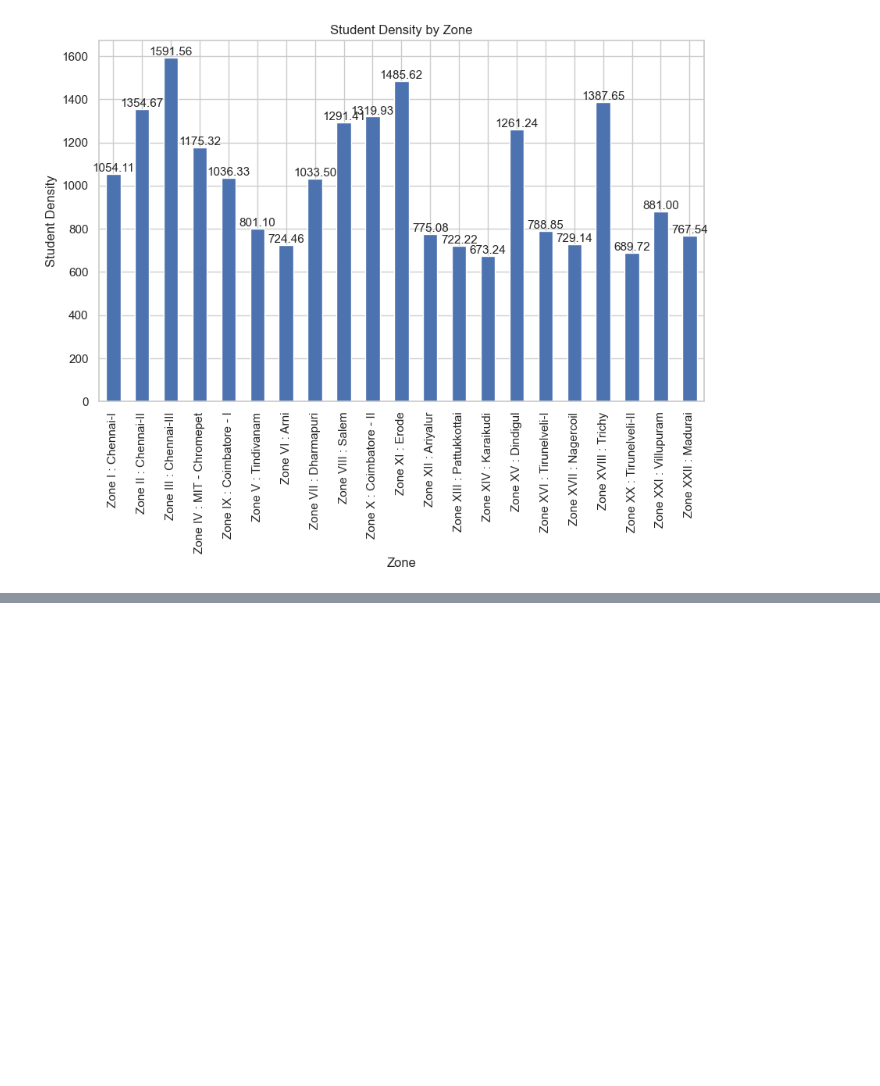
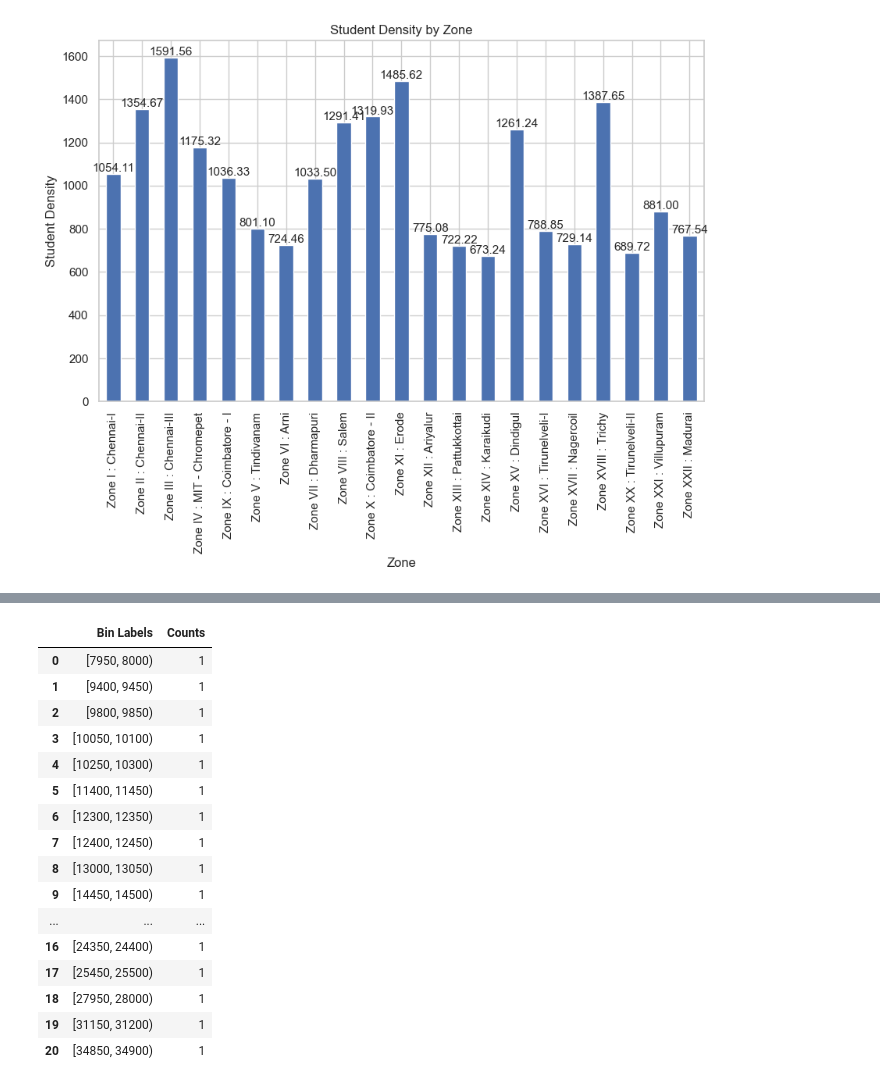
Before and after one commit to vaishnav-vijayan/clganalysis, a Jupyter notebook: clganalysis.ipynb, the cells around one changed output, grey strips where cells are left out. Cells and saved outputs as stored; diff of their text form; code cells hidden in the pictures; blank space fills up the shorter version.

```diff
--- a/clganalysis.ipynb
+++ b/clganalysis.ipynb
@@ -378,3 +378,35 @@ Number of students and first year students in a discipline by College wise
 Dropdown(description='Zone', options=('Zone I : Chennai-I', 'Zone XXI : Villupuram', 'Zone XIII : Pattukkottai…
 [interactive output not drawn]
 [interactive output not drawn]
+# %%
+# Calculate the number of zones with total number of students set as a bins with size of 50
+bins = range(0, max(one_a_data['Total No of students']) + 50, 50)
+zone_counts, bin_edges = pd.cut(one_a_data['Total No of students'], bins=bins, include_lowest=True, right=False, retbins=True)
+zone_counts = zone_counts.value_counts(sort=False)
+zone_counts = zone_counts[zone_counts != 0]
+# Print the result
+zone_counts
+# Convert zone_counts Series to DataFrame
+zone_counts_df = zone_counts.to_frame().reset_index()
+# Rename the columns of the DataFrame
+zone_counts_df.columns = ['Bin Labels', 'Counts']
+# Print the resulting DataFrame
+zone_counts_df
+# %% [output]
+|  | Bin Labels | Counts |
+| 0 | [7950, 8000) | 1 |
+| 1 | [9400, 9450) | 1 |
+| 2 | [9800, 9850) | 1 |
+| 3 | [10050, 10100) | 1 |
+| 4 | [10250, 10300) | 1 |
+| 5 | [11400, 11450) | 1 |
+| 6 | [12300, 12350) | 1 |
+| 7 | [12400, 12450) | 1 |
+| 8 | [13000, 13050) | 1 |
+| 9 | [14450, 14500) | 1 |
+| ... | ... | ... |
+| 16 | [24350, 24400) | 1 |
+| 17 | [25450, 25500) | 1 |
+| 18 | [27950, 28000) | 1 |
+| 19 | [31150, 31200) | 1 |
+| 20 | [34850, 34900) | 1 |
```
Also changed, not shown: parts of 3 cells of this notebook.
